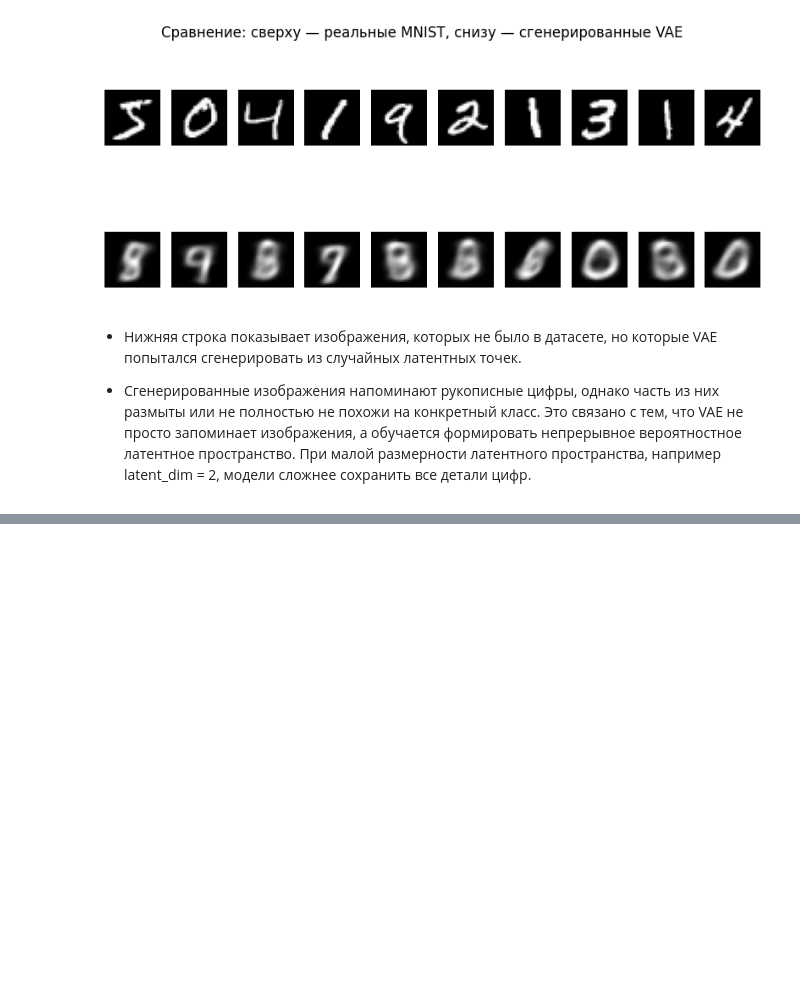
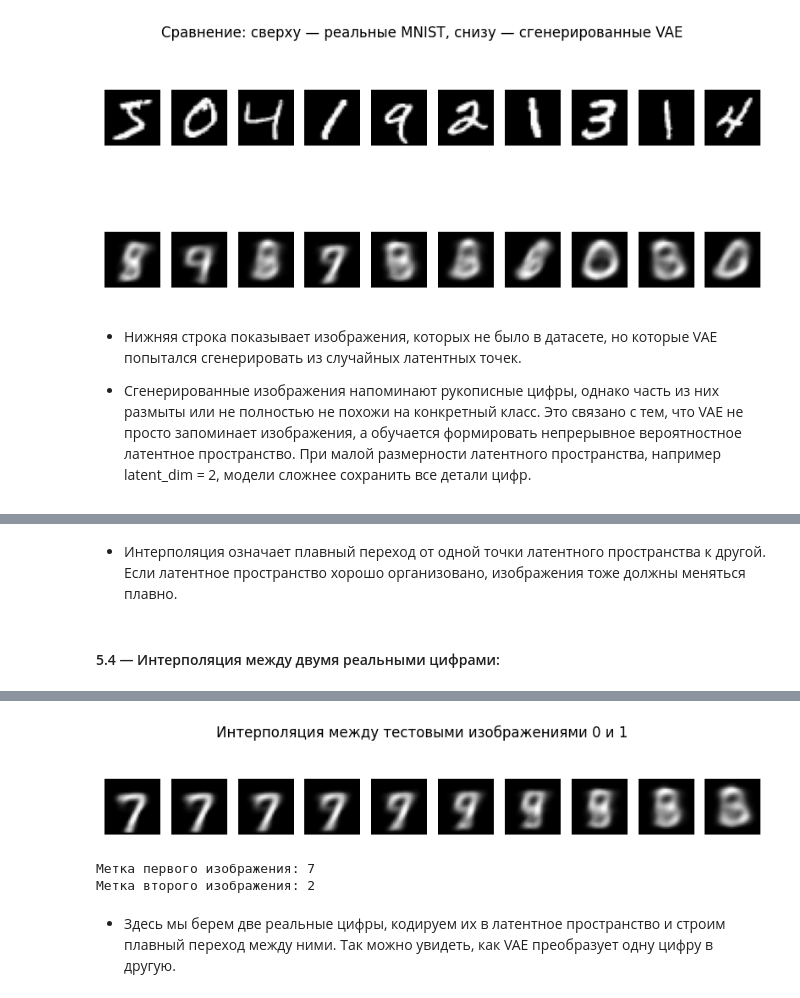
Before and after one commit to tarasovEgor/DeepLearningKurs, a Jupyter notebook: src/lab_4/VAE_lab_4.ipynb, the cells around one changed output, grey strips where cells are left out. Drawn from its saved outputs; the diff is of its cells as text; code cells hidden in the pictures; blank space fills up the shorter version.

```diff
--- a/src/lab_4/VAE_lab_4.ipynb
+++ b/src/lab_4/VAE_lab_4.ipynb
@@ -1247,0 +1280,38 @@ plt.show()
+# %% [markdown]
+- Интерполяция означает плавный переход от одной точки латентного пространства к другой. Если латентное пространство хорошо организовано, изображения тоже должны меняться плавно.
+# %% [markdown]
+#### 5.4 — Интерполяция между двумя реальными цифрами:
+# %%
+# Выберем два изображения из тестового набора
+index_a = 0
+index_b = 1
+
+image_a = x_test[index_a:index_a + 1]
+image_b = x_test[index_b:index_b + 1]
+
+# Получаем их латентные представления через encoder
+mu_a, log_var_a, z_a = encoder.predict(image_a)
+mu_b, log_var_b, z_b = encoder.predict(image_b)
+
+# Интерполируем именно между средними значениями mu
+interpolated_points_real = np.linspace(mu_a[0], mu_b[0], interpolation_steps)
+
+# Генерируем изображения
+interpolated_images_real = decoder.predict(interpolated_points_real)
+
+# Визуализация
+plt.figure(figsize=(10, 2))
+
+for i in range(interpolation_steps):
+    plt.subplot(1, interpolation_steps, i + 1)
+    plt.imshow(interpolated_images_real[i].reshape(28, 28), cmap="gray")
+    plt.axis("off")
+
+plt.suptitle(
+    f"Интерполяция между тестовыми изображениями {index_a} и {index_b}"
+)
+plt.show()
+
+print("Метка первого изображения:", y_test[index_a])
+print("Метка второго изображения:", y_test[index_b])
+# %% [output]
@@ -1247,0 +1321,5 @@ plt.show()
+[figure, added]
+Метка первого изображения: 7
+Метка второго изображения: 2
+# %% [markdown]
+- Здесь мы берем две реальные цифры, кодируем их в латентное пространство и строим плавный переход между ними. Так можно увидеть, как VAE преобразует одну цифру в другую.
```
Also changed, not shown: parts of 5 cells of this notebook.
